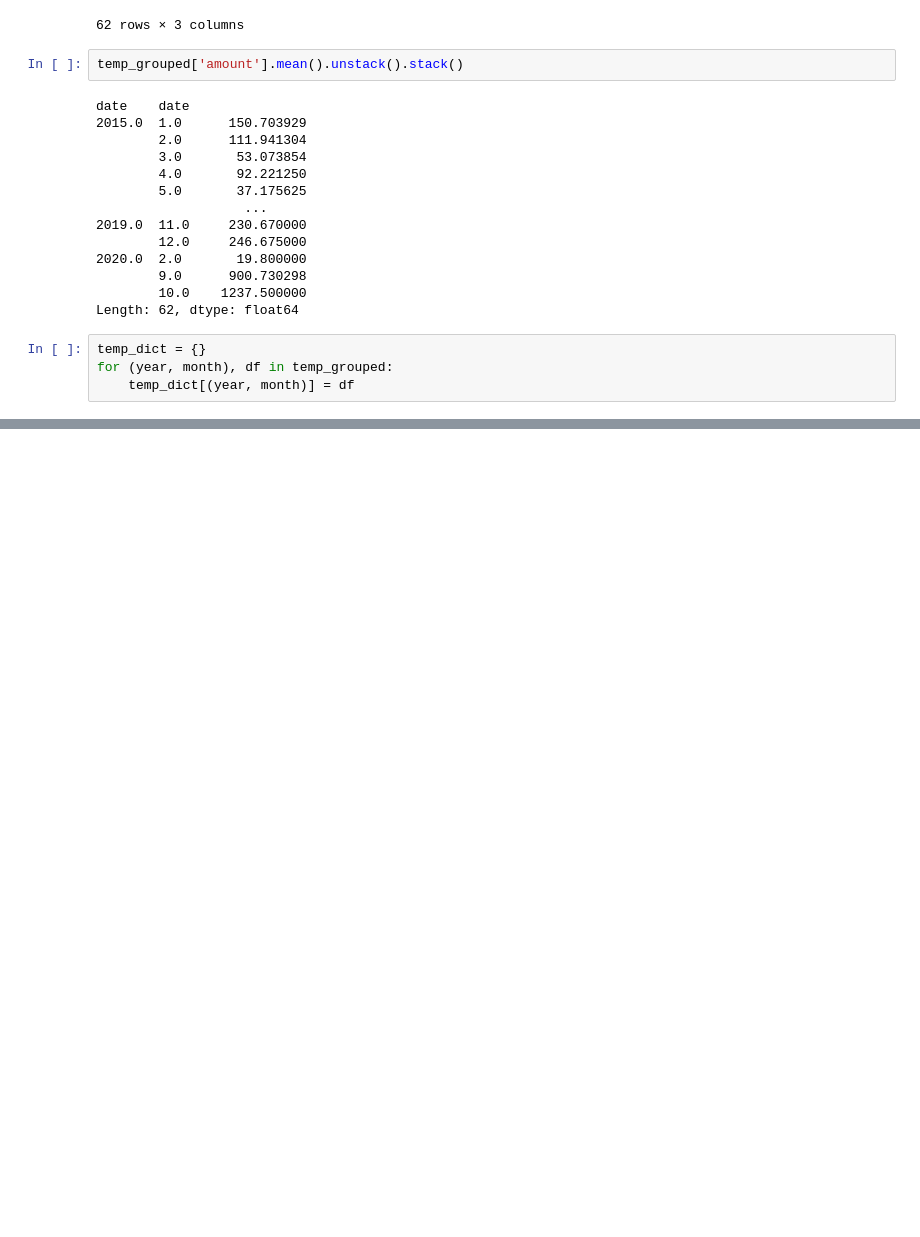
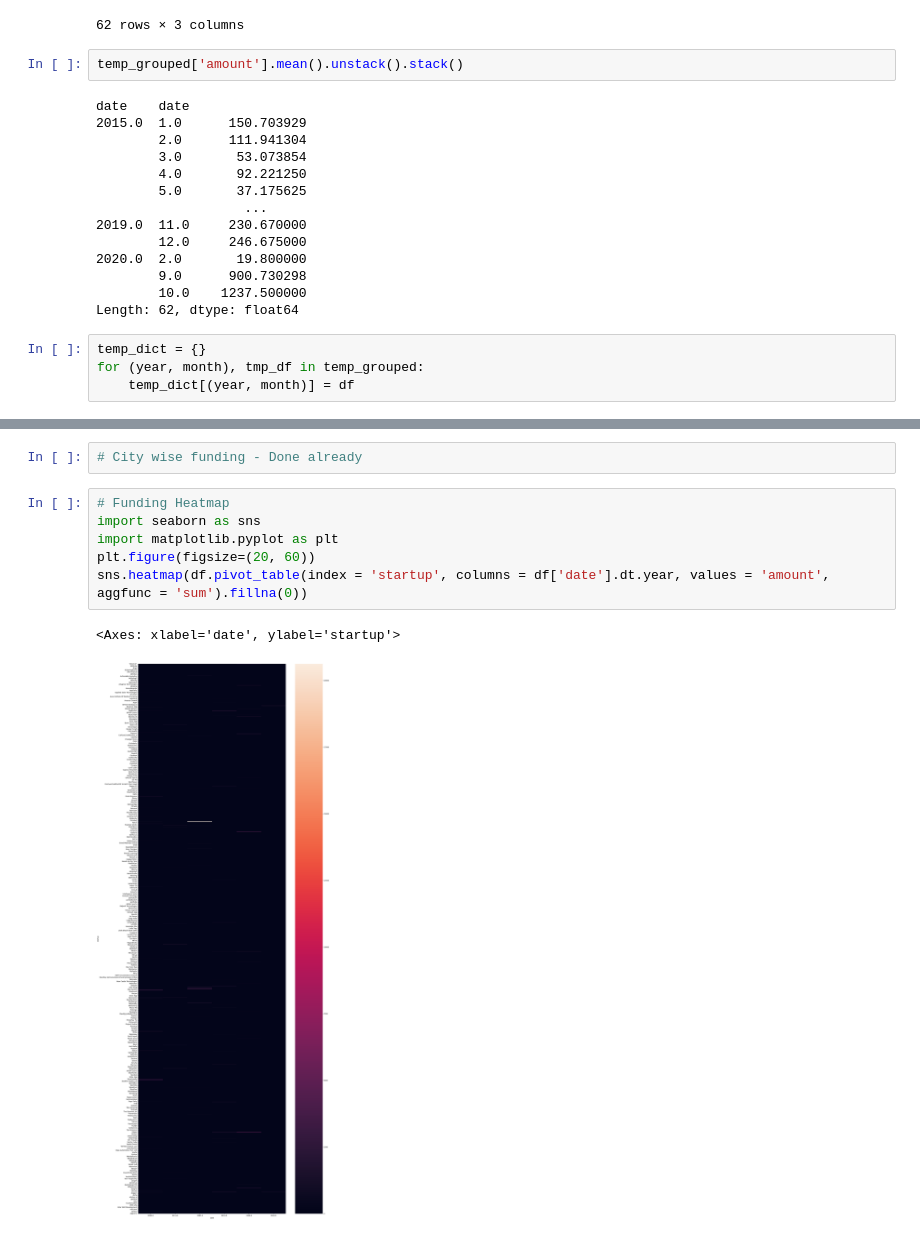
Before and after one commit to Shriram-Vibhute/CampusX-DSMP2.0, a Jupyter notebook: Pandas/Case Studies/Indian Startup Funding/notebook.ipynb, the cells around one changed output, grey strips where cells are left out. Drawn from its saved outputs; the diff is of its cells as text; blank space fills up the shorter version.

```diff
--- a/Pandas/Case Studies/Indian Startup Funding/notebook.ipynb
+++ b/Pandas/Case Studies/Indian Startup Funding/notebook.ipynb
@@ -400,5 +400,5 @@ date    date
 Length: 62, dtype: float64
 # %%
 temp_dict = {}
-for (year, month), df in temp_grouped:
+for (year, month), tmp_df in temp_grouped:
     temp_dict[(year, month)] = df
@@ -422,0 +549,11 @@ for (year, month), df in temp_grouped:
+# %%
+# City wise funding - Done already
+# %%
+# Funding Heatmap
+import seaborn as sns
+import matplotlib.pyplot as plt
+plt.figure(figsize=(20, 60))
+sns.heatmap(df.pivot_table(index = 'startup', columns = df['date'].dt.year, values = 'amount', aggfunc = 'sum').fillna(0))
+# %% [output]
+<Axes: xlabel='date', ylabel='startup'>
+[figure, added]
```
Also changed, not shown: parts of 9 cells of this notebook.
